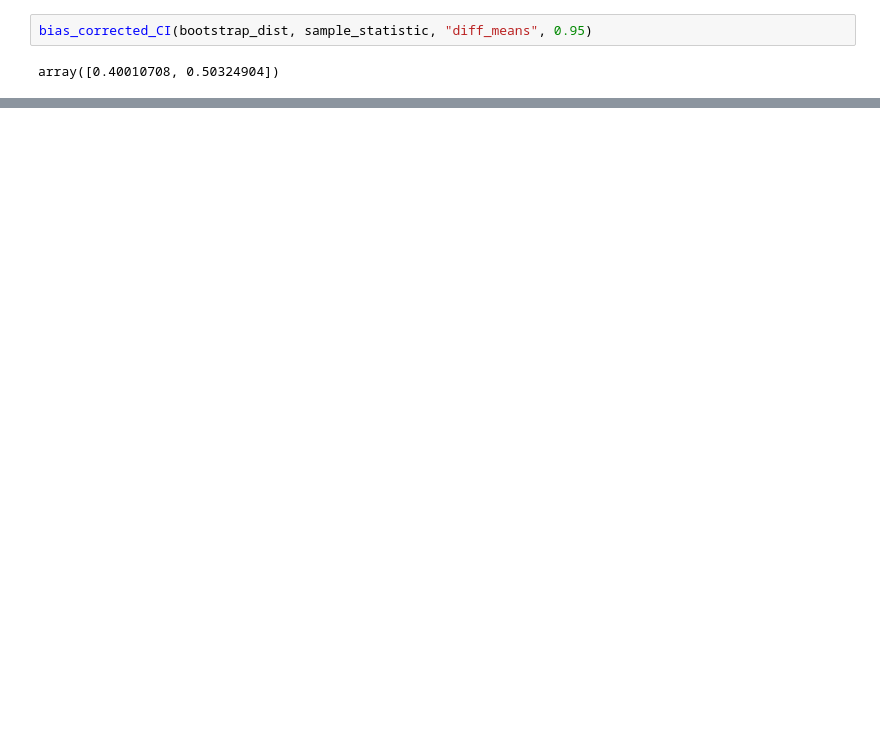
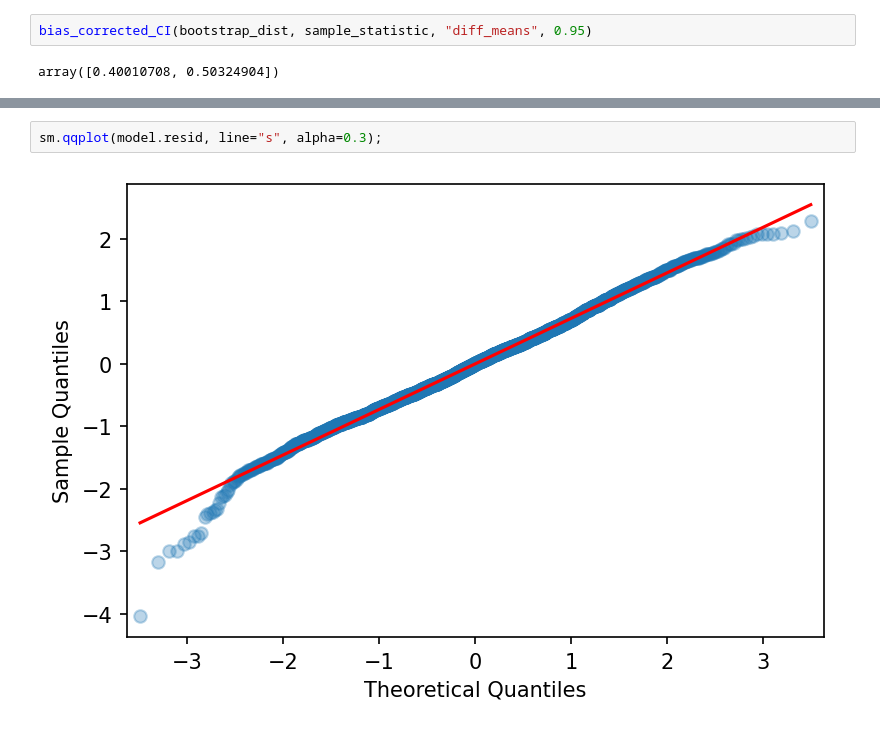
Before and after one commit to derekmiddlemiss/python-resampling, a Jupyter notebook: Resampling_v2.ipynb, the cells around one changed output, grey strips where cells are left out. Saved outputs shown, nothing was run; the diff lists cells and outputs as text; blank space fills up the shorter version.

```diff
--- a/Resampling_v2.ipynb
+++ b/Resampling_v2.ipynb
@@ -366,0 +450,4 @@ norm.cdf(-1.9599)
+# %%
+sm.qqplot(model.resid, line="s", alpha=0.3);
+# %% [output]
+[figure, added]
```
Also changed, not shown: parts of 19 cells of this notebook, 1 other file.
